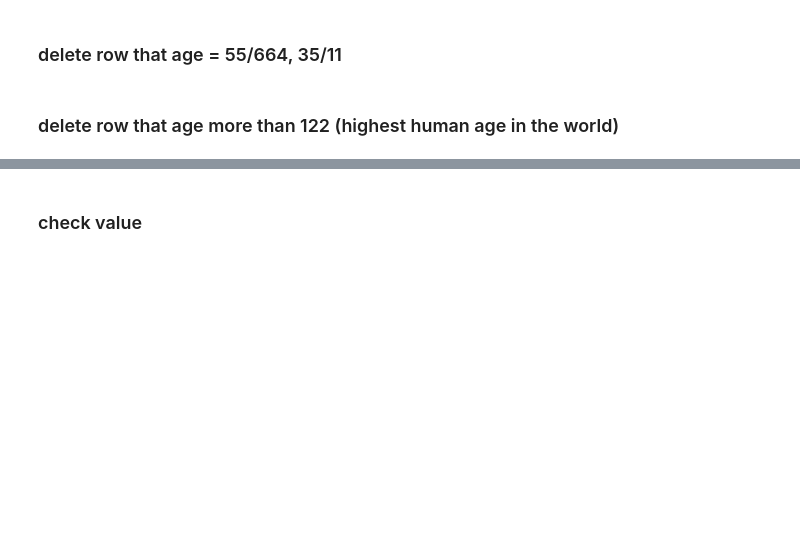
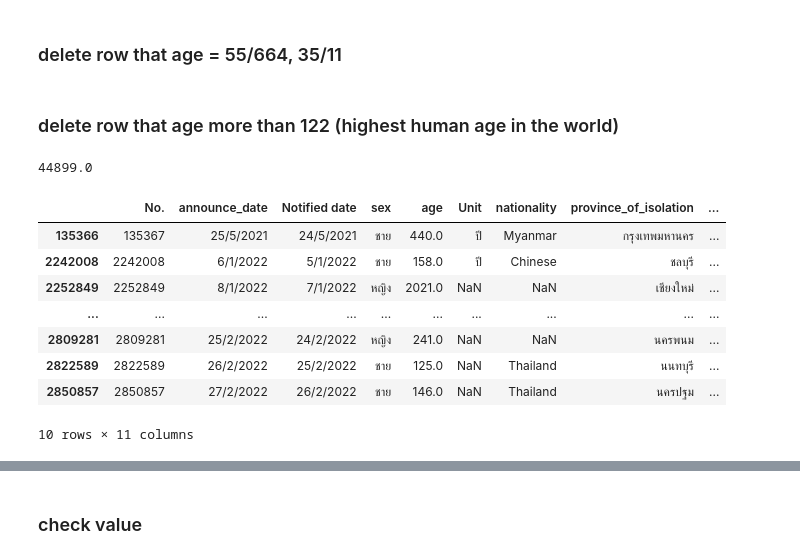
Before and after one commit to macgyver121/DADS5001, a Jupyter notebook: Exercise/Midterm_DADS5001.ipynb, the cells around one changed output, grey strips where cells are left out. Saved outputs shown, nothing was run; the diff lists cells and outputs as text; code cells hidden in the pictures; blank space fills up the shorter version.

```diff
--- a/Exercise/Midterm_DADS5001.ipynb
+++ b/Exercise/Midterm_DADS5001.ipynb
@@ -227,6 +259,22 @@ df = df.drop(2597654)
 df['age'] = df['age'].astype(float)
 # %% [markdown]
 ### delete row that age more than 122 (highest human age in the world)
+# %%
+df['age'].max()
+# %% [output]
+44899.0
+# %%
+df[df['age'] > 122]
+# %% [output]
+|  | No. | announce_date | Notified date | sex | age | Unit | nationality | province_of_isolation | ... |
+| 135366 | 135367 | 25/5/2021 | 24/5/2021 | ชาย | 440.0 | ปี | Myanmar | กรุงเทพมหานคร | ... |
+| 2242008 | 2242008 | 6/1/2022 | 5/1/2022 | ชาย | 158.0 | ปี | Chinese | ชลบุรี | ... |
+| 2252849 | 2252849 | 8/1/2022 | 7/1/2022 | หญิง | 2021.0 | NaN | NaN | เชียงใหม่ | ... |
+| ... | ... | ... | ... | ... | ... | ... | ... | ... | ... |
+| 2809281 | 2809281 | 25/2/2022 | 24/2/2022 | หญิง | 241.0 | NaN | NaN | นครพนม | ... |
+| 2822589 | 2822589 | 26/2/2022 | 25/2/2022 | ชาย | 125.0 | NaN | Thailand | นนทบุรี | ... |
+| 2850857 | 2850857 | 27/2/2022 | 26/2/2022 | ชาย | 146.0 | NaN | Thailand | นครปฐม | ... |
+10 rows × 11 columns
 # %%
 index_age_error = df[df['age'] > 122].index
 # %%
```
Also changed, not shown: parts of 47 cells of this notebook.
